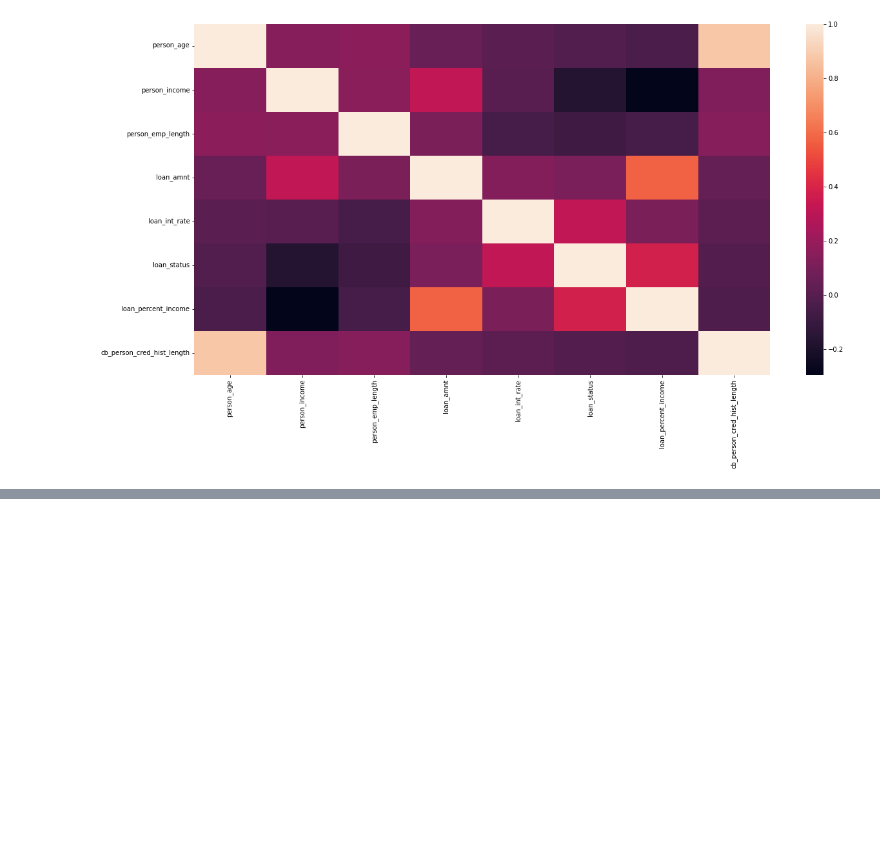
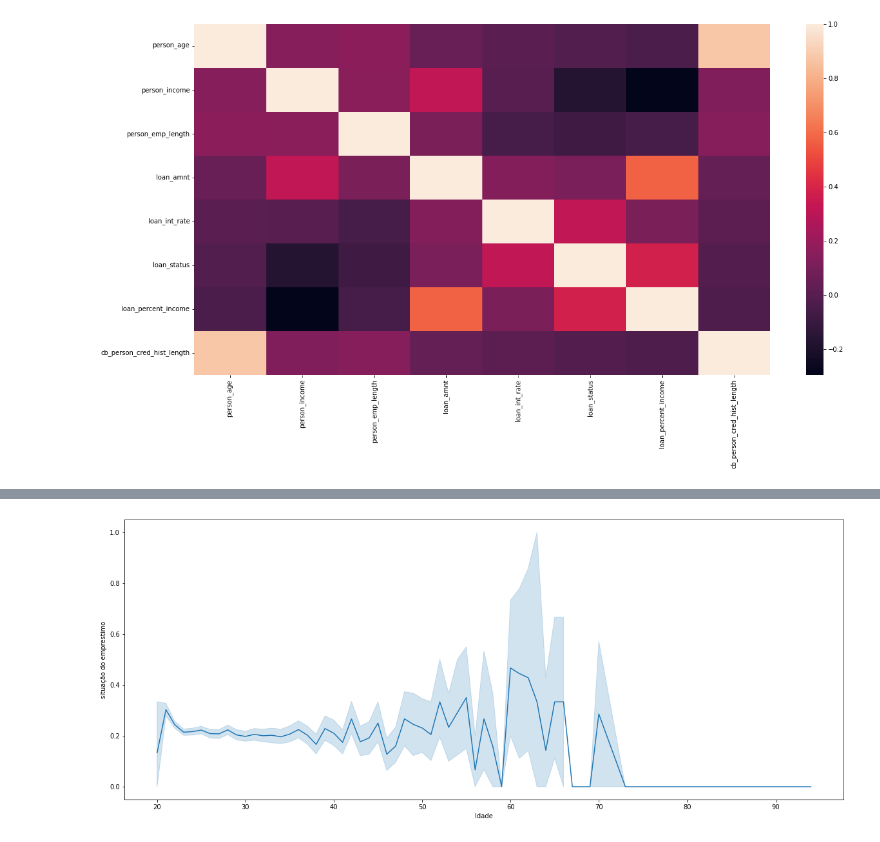
Before and after one commit to DougLeindecker/datascience, a Jupyter notebook: Untitled-1.ipynb, the cells around one changed output, grey strips where cells are left out. Cells and saved outputs as stored; diff of their text form; code cells hidden in the pictures; blank space fills up the shorter version.

```diff
--- a/Untitled-1.ipynb
+++ b/Untitled-1.ipynb
@@ -106,0 +118,8 @@ sns.heatmap(dados3.corr())
+# %%
+#Idade Vs situação da divida (pago ou não)
+plt.figure(figsize=(20,8))
+plt.xlabel('Idade')
+plt.ylabel("situação do emprestimo")
+sns.lineplot(x=dados3['person_age'],y=dados3['loan_status'])
+# %% [output]
+[figure, added]
```
Also changed, not shown: parts of 6 cells of this notebook.
